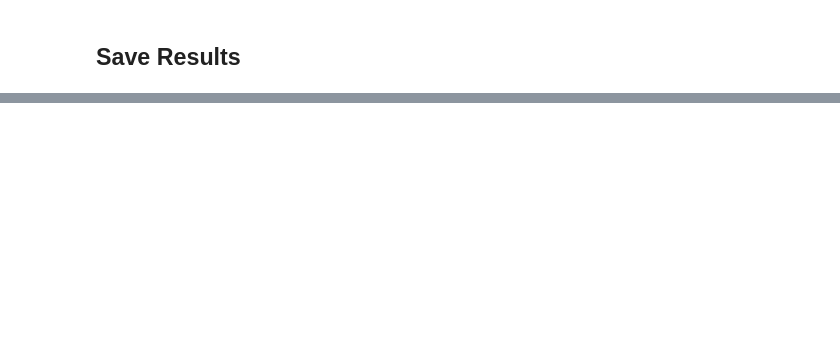
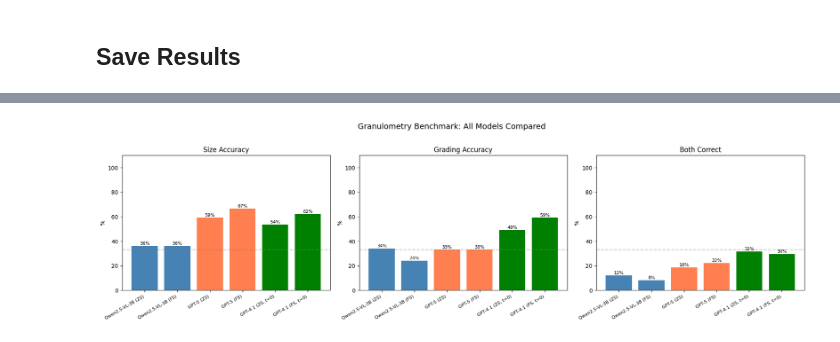
Before and after one commit to shubhamrao6/slm-fine-tuning-azure, a Jupyter notebook: task3-benchmarking/granulometry/benchmark_frontier.ipynb, the cells around one changed output, grey strips where cells are left out. Cells and saved outputs as stored; diff of their text form; code cells hidden in the pictures; blank space fills up the shorter version.

```diff
--- a/task3-benchmarking/granulometry/benchmark_frontier.ipynb
+++ b/task3-benchmarking/granulometry/benchmark_frontier.ipynb
@@ -27,9 +27,10 @@ REF_IMAGE_PATH = 'examples_classification_data.png'
 
 # Azure OpenAI — GPT-5-mini
 AZURE_ENDPOINT = 'https://ether-project-resource.openai.azure.com/'
-DEPLOYMENT = 'gpt-5-mini'
+DEPLOYMENT = 'gpt-5' #'gpt-5-pro' gpt-5-mini
 API_VERSION = '2024-12-01-preview'
-API_KEY = os.environ.get('AZURE_OPENAI_API_KEY', '')  # set below or via env
+# API_KEY = os.environ.get('AZURE_OPENAI_API_KEY', '')  # set below or via env
+API_KEY = 'EeOsnTON1q9cOr8y90JuN5PpDNPW3ec3zKI0eCap8tdAfhR0e8TqJQQJ99BJACHYHv6XJ3w3AAAAACOGG63R'  # set below or via env
 
 # Uncomment and set your key:
 # API_KEY = 'your-key-here'
@@ -84,7 +89,7 @@ def encode_image(path):
 
 def call_zs(image_b64, prompt):
     resp = client.chat.completions.create(
-        model=DEPLOYMENT, max_completion_tokens=256,
+        model=DEPLOYMENT, max_completion_tokens=8192,
         messages=[{'role': 'user', 'content': [
             {'type': 'image_url', 'image_url': {'url': f'embedded-picture'}},
             {'type': 'text', 'text': prompt},
@@ -94,7 +99,7 @@ def call_zs(image_b64, prompt):
 
 def call_fs(ref_b64, image_b64, ref_prompt, query_prompt):
     resp = client.chat.completions.create(
-        model=DEPLOYMENT, max_completion_tokens=256,
+        model=DEPLOYMENT, max_completion_tokens=8192,
         messages=[{'role': 'user', 'content': [
             {'type': 'image_url', 'image_url': {'url': f'embedded-picture'}},
             {'type': 'text', 'text': ref_prompt},
@@ -313,0 +661,85 @@ print(f'If GPT-5-mini ~= Qwen baseline -> task may need different approach')
+# %%
+# Compare ALL benchmark results
+from collections import defaultdict
+
+files = [
+    ('Qwen2.5-VL-3B (ZS)', 'benchmark_results_zero-shot.json'),
+    ('Qwen2.5-VL-3B (FS)', 'benchmark_results_few-shot.json'),
+    ('GPT-5 (ZS)', 'benchmark_results_frontier-zero-shot.json'),
+    ('GPT-5 (FS)', 'benchmark_results_frontier-few-shot.json'),
+    ('GPT-4.1 (ZS, t=0)', 'benchmark_results_gpt41-zero-shot.json'),
+    ('GPT-4.1 (FS, t=0)', 'benchmark_results_gpt41-few-shot.json'),
+]
+
+rows = []
+for label, path in files:
+    if not os.path.exists(path):
+        print(f'{label}: file not found'); continue
+    with open(path) as f:
+        d = json.load(f)
+    rows.append({'label': label, 'json': d['json_validity_pct'], 'size': d['size_accuracy_pct'],
+        'grading': d['grading_accuracy_pct'], 'both': d['both_correct_pct'], 'time': d['avg_inference_time_s']})
+
+print(f'\n{"Method":<24} {"JSON":>6} {"Size":>7} {"Grade":>7} {"Both":>7} {"Time":>7}')
+print('=' * 60)
+for r in rows:
+    print(f'{r["label"]:<24} {r["json"]:>5.0f}% {r["size"]:>6.1f}% {r["grading"]:>6.1f}% {r["both"]:>6.1f}% {r["time"]:>6.1f}s')
+print(f'\nRandom chance: 33.3% for size, 33.3% for grading, 11.1% for both')
+
+# Per-class breakdown for all models
+print(f'\n\nPer-class SIZE accuracy:')
+print(f'{"Class":<6}', end='')
+for label, _ in files:
+    short = label.split('(')[0].strip()[:10]
+    print(f' {short:>10}', end='')
+print()
+print('-' * (6 + 11 * len(files)))
+
+for cls in ['A8','A16','A32','B8','B16','B32','C8','C16','C32']:
+    print(f'{cls:<6}', end='')
+    for label, path in files:
+        if not os.path.exists(path): print(f' {"—":>10}', end=''); continue
+        with open(path) as f:
+            d = json.load(f)
+        cr = [r for r in d['results'] if r['class'] == cls]
+        sc = sum(1 for r in cr if r['size_correct'])
+        print(f' {sc:>3}/{len(cr):>3}', end='   ')
+    print()
+
+print(f'\n\nPer-class GRADING accuracy:')
+print(f'{"Class":<6}', end='')
+for label, _ in files:
+    short = label.split('(')[0].strip()[:10]
+    print(f' {short:>10}', end='')
+print()
+print('-' * (6 + 11 * len(files)))
+
+for cls in ['A8','A16','A32','B8','B16','B32','C8','C16','C32']:
+    print(f'{cls:<6}', end='')
+    for label, path in files:
+        if not os.path.exists(path): print(f' {"—":>10}', end=''); continue
+        with open(path) as f:
+            d = json.load(f)
+        cr = [r for r in d['results'] if r['class'] == cls]
+        gc = sum(1 for r in cr if r['grading_correct'])
+        print(f' {gc:>3}/{len(cr):>3}', end='   ')
+    print()
+
+# Bar chart
+fig, axes = plt.subplots(1, 3, figsize=(18, 5))
+labels = [r['label'] for r in rows]
+x = np.arange(len(labels))
+
+for idx, (metric, key) in enumerate([('Size Accuracy', 'size'), ('Grading Accuracy', 'grading'), ('Both Correct', 'both')]):
+    vals = [r[key] for r in rows]
+    colors = ['steelblue','steelblue','coral','coral','green','green'][:len(vals)]
+    bars = axes[idx].bar(x, vals, color=colors)
+    axes[idx].set_xticks(x); axes[idx].set_xticklabels(labels, rotation=30, ha='right', fontsize=8)
+    axes[idx].set_ylabel('%'); axes[idx].set_title(metric); axes[idx].set_ylim(0, 110)
+    axes[idx].axhline(y=33.3, color='gray', linestyle='--', alpha=0.5)
+    for bar in bars:
+        axes[idx].text(bar.get_x()+bar.get_width()/2, bar.get_height()+1, f'{bar.get_height():.0f}%', ha='center', fontsize=8)
+
+plt.suptitle('Granulometry Benchmark: All Models Compared', fontsize=14, y=1.02)
+plt.tight_layout(); plt.show()
+# %% [output]
@@ -313,0 +763 @@ print(f'If GPT-5-mini ~= Qwen baseline -> task may need different approach')
+[figure, added]
```
Also changed, not shown: parts of 16 cells of this notebook, 13 other files.
